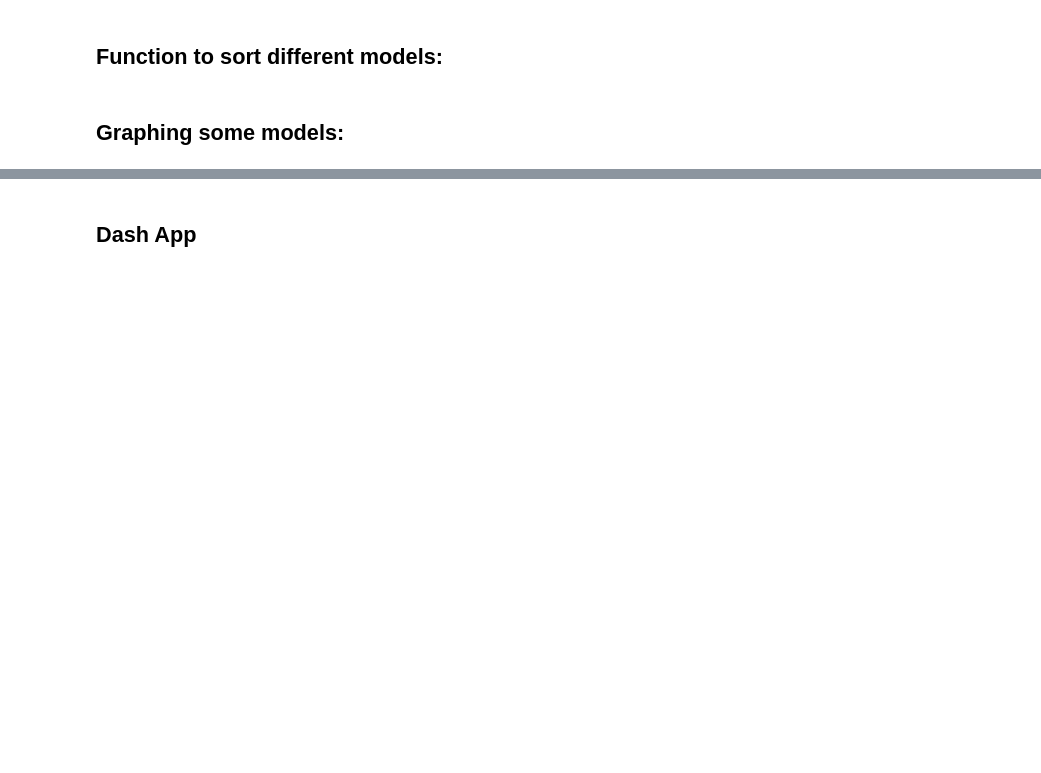
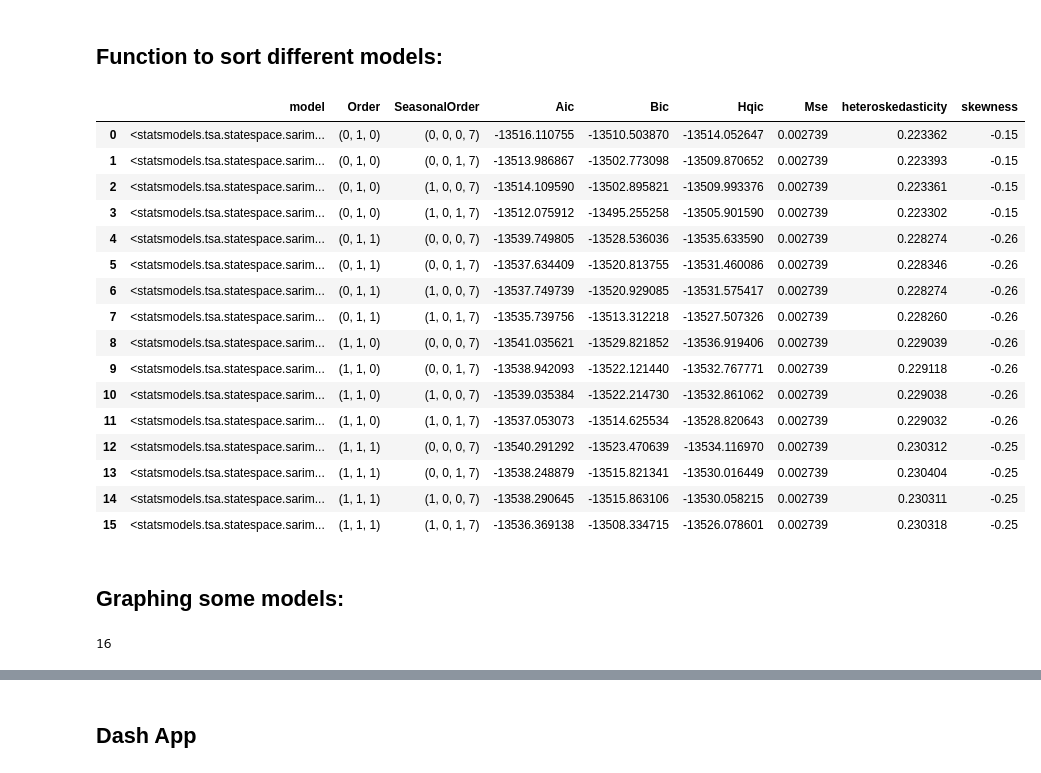
Before and after one commit to cian-moynagh/Group-40-Sweng, a Jupyter notebook: Model Fitting.ipynb, the cells around one changed output, grey strips where cells are left out. Drawn from its saved outputs; the diff is of its cells as text; code cells hidden in the pictures; blank space fills up the shorter version.

```diff
--- a/Model Fitting.ipynb
+++ b/Model Fitting.ipynb
@@ -74,14 +59,14 @@ ts.Close.skew()
 # put all normalisation functions before modelling
 # %%
 #transformed data
-boxCoxData, boxCox_lambda = stats.boxcox(ts.Close)
+boxCoxData, boxCox_lambda = stats.boxcox(train)
 boxCoxSkew = skew(boxCoxData)
 
 #we want to compare their absolute skewness
 if(boxCoxSkew < 0):
     boxCoxSkew = boxCoxSkew * -1
 
-johnsonData, johnson_lambda = stats.yeojohnson(ts.Close)
+johnsonData, johnson_lambda = stats.yeojohnson(train)
 johnsonSkew = skew(johnsonData)
 
 if(johnsonSkew < 0):
@@ -339,6 +388,23 @@ def add_skewness(df, dataset):
     return df;
 # %%
 add_skewness(df,ts.Close)
-add_skewness(df_johnson,ts.Close)
+# %% [output]
+|  | model | Order | SeasonalOrder | Aic | Bic | Hqic | Mse | heteroskedasticity | skewness |
+| 0 | <statsmodels.tsa.statespace.sarim... | (0, 1, 0) | (0, 0, 0, 7) | -13516.110755 | -13510.503870 | -13514.052647 | 0.002739 | 0.223362 | -0.15 |
+| 1 | <statsmodels.tsa.statespace.sarim... | (0, 1, 0) | (0, 0, 1, 7) | -13513.986867 | -13502.773098 | -13509.870652 | 0.002739 | 0.223393 | -0.15 |
+| 2 | <statsmodels.tsa.statespace.sarim... | (0, 1, 0) | (1, 0, 0, 7) | -13514.109590 | -13502.895821 | -13509.993376 | 0.002739 | 0.223361 | -0.15 |
+| 3 | <statsmodels.tsa.statespace.sarim... | (0, 1, 0) | (1, 0, 1, 7) | -13512.075912 | -13495.255258 | -13505.901590 | 0.002739 | 0.223302 | -0.15 |
+| 4 | <statsmodels.tsa.statespace.sarim... | (0, 1, 1) | (0, 0, 0, 7) | -13539.749805 | -13528.536036 | -13535.633590 | 0.002739 | 0.228274 | -0.26 |
+| 5 | <statsmodels.tsa.statespace.sarim... | (0, 1, 1) | (0, 0, 1, 7) | -13537.634409 | -13520.813755 | -13531.460086 | 0.002739 | 0.228346 | -0.26 |
+| 6 | <statsmodels.tsa.statespace.sarim... | (0, 1, 1) | (1, 0, 0, 7) | -13537.749739 | -13520.929085 | -13531.575417 | 0.002739 | 0.228274 | -0.26 |
+| 7 | <statsmodels.tsa.statespace.sarim... | (0, 1, 1) | (1, 0, 1, 7) | -13535.739756 | -13513.312218 | -13527.507326 | 0.002739 | 0.228260 | -0.26 |
+| 8 | <statsmodels.tsa.statespace.sarim... | (1, 1, 0) | (0, 0, 0, 7) | -13541.035621 | -13529.821852 | -13536.919406 | 0.002739 | 0.229039 | -0.26 |
+| 9 | <statsmodels.tsa.statespace.sarim... | (1, 1, 0) | (0, 0, 1, 7) | -13538.942093 | -13522.121440 | -13532.767771 | 0.002739 | 0.229118 | -0.26 |
+| 10 | <statsmodels.tsa.statespace.sarim... | (1, 1, 0) | (1, 0, 0, 7) | -13539.035384 | -13522.214730 | -13532.861062 | 0.002739 | 0.229038 | -0.26 |
+| 11 | <statsmodels.tsa.statespace.sarim... | (1, 1, 0) | (1, 0, 1, 7) | -13537.053073 | -13514.625534 | -13528.820643 | 0.002739 | 0.229032 | -0.26 |
+| 12 | <statsmodels.tsa.statespace.sarim... | (1, 1, 1) | (0, 0, 0, 7) | -13540.291292 | -13523.470639 | -13534.116970 | 0.002739 | 0.230312 | -0.25 |
+| 13 | <statsmodels.tsa.statespace.sarim... | (1, 1, 1) | (0, 0, 1, 7) | -13538.248879 | -13515.821341 | -13530.016449 | 0.002739 | 0.230404 | -0.25 |
+| 14 | <statsmodels.tsa.statespace.sarim... | (1, 1, 1) | (1, 0, 0, 7) | -13538.290645 | -13515.863106 | -13530.058215 | 0.002739 | 0.230311 | -0.25 |
+| 15 | <statsmodels.tsa.statespace.sarim... | (1, 1, 1) | (1, 0, 1, 7) | -13536.369138 | -13508.334715 | -13526.078601 | 0.002739 | 0.230318 | -0.25 |
 # %% [markdown]
 ## Graphing some models:
@@ -367,6 +412,8 @@ graphing(normalised_Data, df)
 model_i = [5,7,9]
 model_i = df.shape[0]
 print(model_i)
+# %% [output]
+16
 # %%
 fig_7 = px.line(test_7, x=test_7.index, y=test_7, title="7-Day Prediction")
 fig_7.data = []
```
Also changed, not shown: parts of 24 cells of this notebook, 1 other file.
